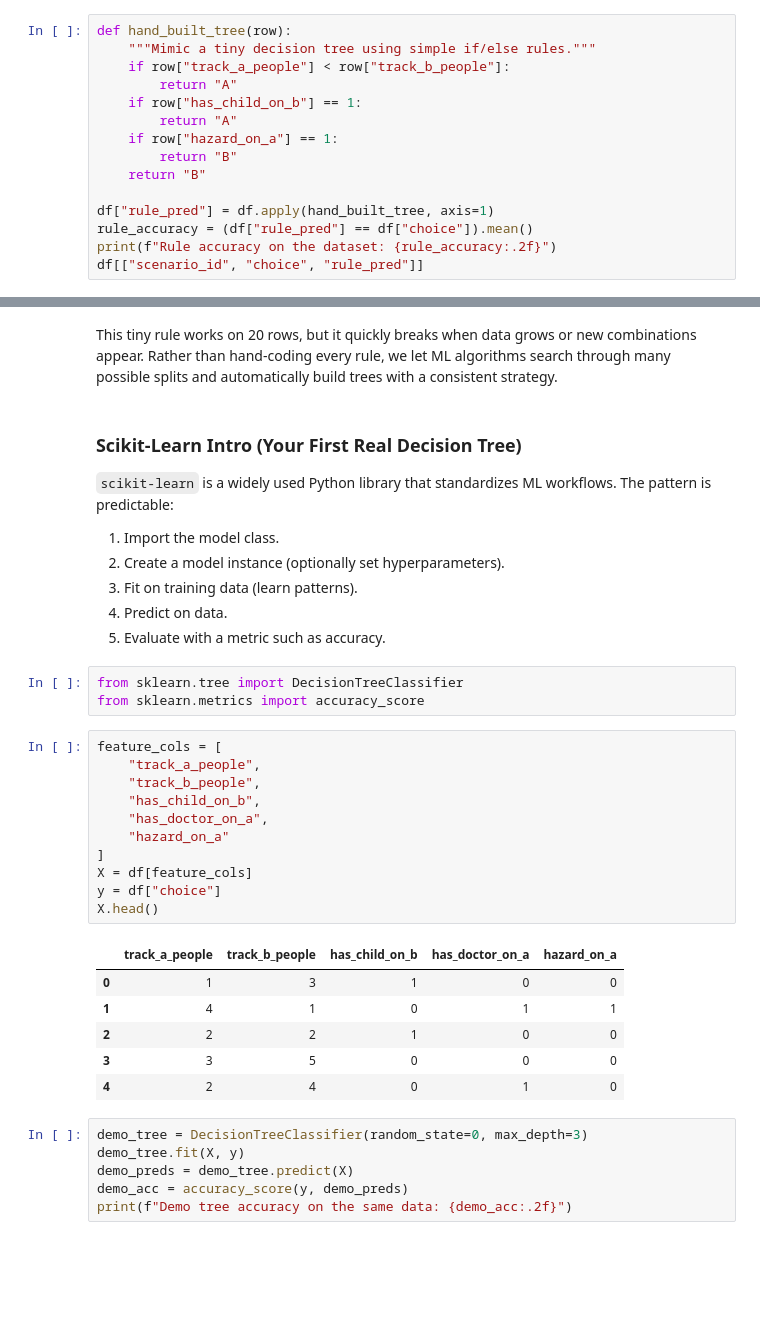
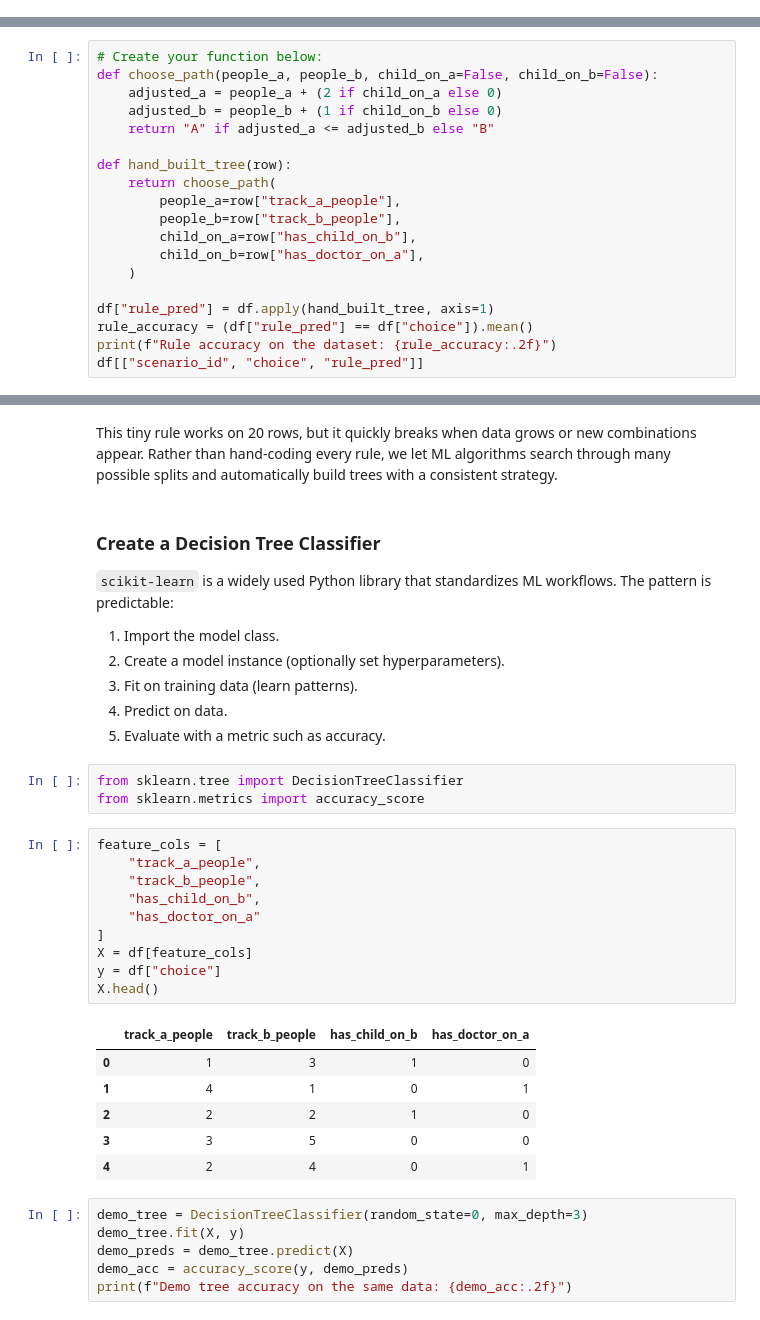
Before and after one commit to uf-bme/BME6938-Spring-2026, a Jupyter notebook: lessons/04-supervised-ml/04-supervised-ML.ipynb, the cells around one changed output, grey strips where cells are left out. Saved outputs shown, nothing was run; the diff lists cells and outputs as text; blank space fills up the shorter version.

```diff
--- a/lessons/04-supervised-ml/04-supervised-ML.ipynb
+++ b/lessons/04-supervised-ml/04-supervised-ML.ipynb
@@ -293,15 +130,0 @@ Decision trees evaluate many possible questions (feature splits) and pick the on
-# %%
-def hand_built_tree(row):
-    """Mimic a tiny decision tree using simple if/else rules."""
-    if row["track_a_people"] < row["track_b_people"]:
-        return "A"
-    if row["has_child_on_b"] == 1:
-        return "A"
-    if row["hazard_on_a"] == 1:
-        return "B"
-    return "B"
-
-df["rule_pred"] = df.apply(hand_built_tree, axis=1)
-rule_accuracy = (df["rule_pred"] == df["choice"]).mean()
-print(f"Rule accuracy on the dataset: {rule_accuracy:.2f}")
-df[["scenario_id", "choice", "rule_pred"]]
@@ -326,0 +131,19 @@ Rule accuracy on the dataset: 1.00
+# %%
+# Create your function below:
+def choose_path(people_a, people_b, child_on_a=False, child_on_b=False):
+    adjusted_a = people_a + (2 if child_on_a else 0)
+    adjusted_b = people_b + (1 if child_on_b else 0)
+    return "A" if adjusted_a <= adjusted_b else "B"
+
+def hand_built_tree(row):
+    return choose_path(
+        people_a=row["track_a_people"],
+        people_b=row["track_b_people"],
+        child_on_a=row["has_child_on_b"],
+        child_on_b=row["has_doctor_on_a"],
+    )
+
+df["rule_pred"] = df.apply(hand_built_tree, axis=1)
+rule_accuracy = (df["rule_pred"] == df["choice"]).mean()
+print(f"Rule accuracy on the dataset: {rule_accuracy:.2f}")
+df[["scenario_id", "choice", "rule_pred"]]
@@ -327,7 +169,7 @@ Rule accuracy on the dataset: 1.00
 # %% [markdown]
 This tiny rule works on 20 rows, but it quickly breaks when data grows or new combinations appear. Rather than hand-coding every rule, we let ML algorithms search through many possible splits and automatically build trees with a consistent strategy.
 # %% [markdown]
-### Scikit-Learn Intro (Your First Real Decision Tree)
+### Create a Decision Tree Classifier
 
 `scikit-learn` is a widely used Python library that standardizes ML workflows. The pattern is predictable:
 
@@ -342,21 +184,20 @@ from sklearn.metrics import accuracy_score
 # %%
 feature_cols = [
     "track_a_people",
     "track_b_people",
     "has_child_on_b",
-    "has_doctor_on_a",
-    "hazard_on_a"
+    "has_doctor_on_a"
 ]
 X = df[feature_cols]
 y = df["choice"]
 X.head()
 # %% [output]
-|  | track_a_people | track_b_people | has_child_on_b | has_doctor_on_a | hazard_on_a |
-| 0 | 1 | 3 | 1 | 0 | 0 |
-| 1 | 4 | 1 | 0 | 1 | 1 |
-| 2 | 2 | 2 | 1 | 0 | 0 |
-| 3 | 3 | 5 | 0 | 0 | 0 |
-| 4 | 2 | 4 | 0 | 1 | 0 |
+|  | track_a_people | track_b_people | has_child_on_b | has_doctor_on_a |
+| 0 | 1 | 3 | 1 | 0 |
+| 1 | 4 | 1 | 0 | 1 |
+| 2 | 2 | 2 | 1 | 0 |
+| 3 | 3 | 5 | 0 | 0 |
+| 4 | 2 | 4 | 0 | 1 |
 # %%
 demo_tree = DecisionTreeClassifier(random_state=0, max_depth=3)
 demo_tree.fit(X, y)
```
Also changed, not shown: parts of 15 cells of this notebook, 5 other files.
